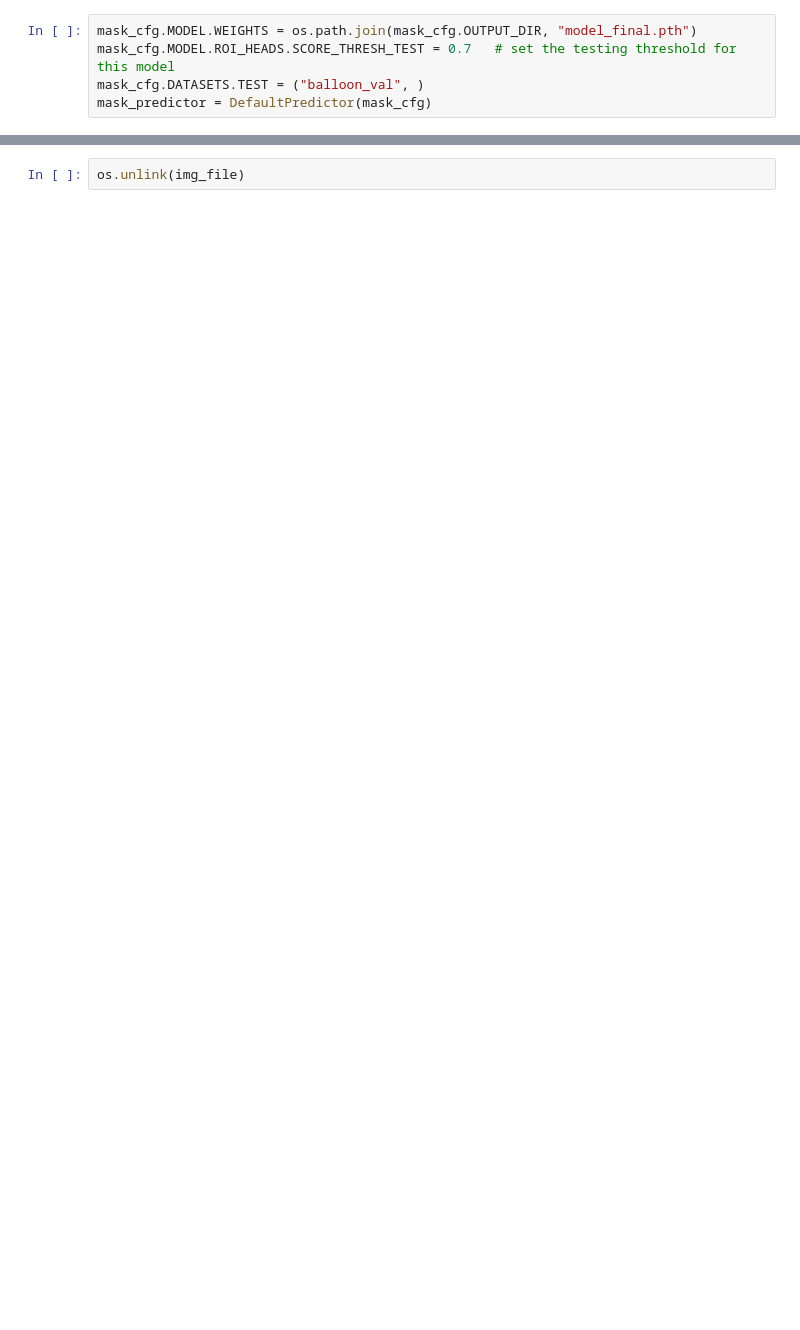
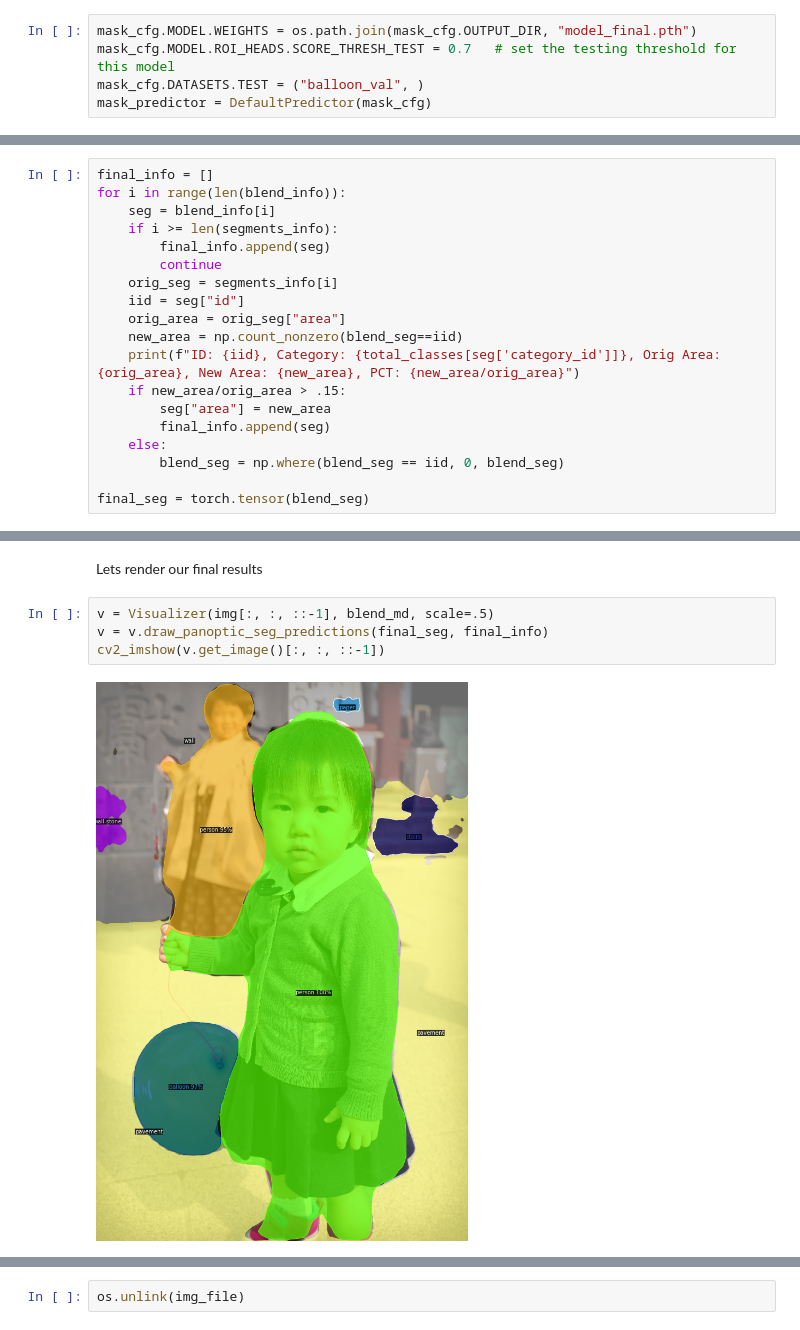
Before and after one commit to kaipak/from-eyes-to-ears, a Jupyter notebook: From_Eyes_to_Ears.ipynb, the cells around one changed output, grey strips where cells are left out. Drawn from its saved outputs; the diff is of its cells as text; blank space fills up the shorter version.

```diff
--- a/From_Eyes_to_Ears.ipynb
+++ b/From_Eyes_to_Ears.ipynb
@@ -227,0 +320,19 @@ Metadata(name='balloon_train', thing_classes=['balloon'])
+# %%
+final_info = []
+for i in range(len(blend_info)):
+    seg = blend_info[i]
+    if i >= len(segments_info):
+        final_info.append(seg)
+        continue
+    orig_seg = segments_info[i]
+    iid = seg["id"]
+    orig_area = orig_seg["area"]
+    new_area = np.count_nonzero(blend_seg==iid)
+    print(f"ID: {iid}, Category: {total_classes[seg['category_id']]}, Orig Area: {orig_area}, New Area: {new_area}, PCT: {new_area/orig_area}")
+    if new_area/orig_area > .15:
+        seg["area"] = new_area
+        final_info.append(seg)
+    else:
+        blend_seg = np.where(blend_seg == iid, 0, blend_seg)
+
+final_seg = torch.tensor(blend_seg)
@@ -227,0 +357,8 @@ Metadata(name='balloon_train', thing_classes=['balloon'])
+# %% [markdown]
+Lets render our final results
+# %%
+v = Visualizer(img[:, :, ::-1], blend_md, scale=.5)
+v = v.draw_panoptic_seg_predictions(final_seg, final_info)
+cv2_imshow(v.get_image()[:, :, ::-1])
+# %% [output]
+[figure, added]
```
Also changed, not shown: parts of 19 cells of this notebook.
